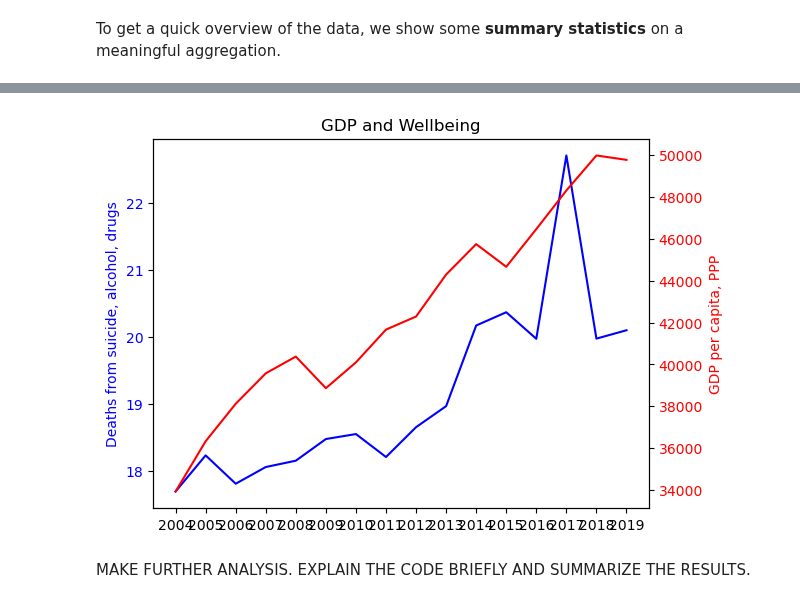
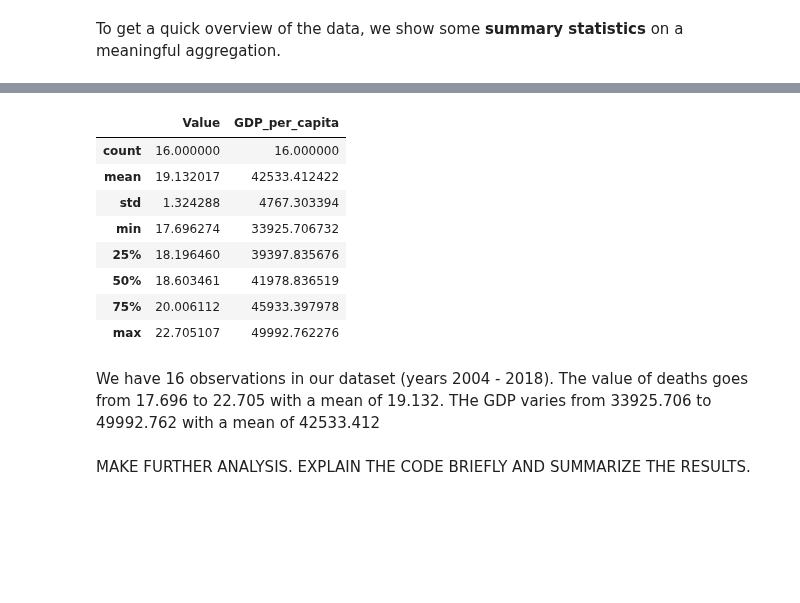
Before and after one commit to NumEconCopenhagen/projects-2023-newteam, a Jupyter notebook: dataproject/dataproject.ipynb, the cells around one changed output, grey strips where cells are left out. Saved outputs shown, nothing was run; the diff lists cells and outputs as text; code cells hidden in the pictures; blank space fills up the shorter version.

```diff
--- a/dataproject/dataproject.ipynb
+++ b/dataproject/dataproject.ipynb
@@ -238,32 +226,17 @@ Hence we can see an upwards trend for both variables. This arises the question i
-# %%
-# generate some example data
-x = inner.TIME
-y1 = inner.Value
-y2 = inner.GDP_per_capita
-
-# create a figure and axis object
-fig, ax1 = plt.subplots()
-
-# plot the first variable on the left axis
-ax1.plot(x, y1, color='blue')
-ax1.set_ylabel('Deaths from suicide, alcohol, drugs', color='blue')
-ax1.tick_params(axis='y', labelcolor='blue')
-
-# create a second axis on the right
-ax2 = ax1.twinx()
-
-# plot the second variable on the right axis
-ax2.plot(x, y2, color='red')
-ax2.set_ylabel('GDP per capita, PPP', color='red')
-ax2.tick_params(axis='y', labelcolor='red')
-
-# add a title
-plt.title('GDP and Wellbeing')
-
-# show the plot
-plt.show()
-# %% [output]
-[figure, removed]
+# %%
+inner.describe()
+# %% [output]
+|  | Value | GDP_per_capita |
+| count | 16.000000 | 16.000000 |
+| mean | 19.132017 | 42533.412422 |
+| std | 1.324288 | 4767.303394 |
+| min | 17.696274 | 33925.706732 |
+| 25% | 18.196460 | 39397.835676 |
+| 50% | 18.603461 | 41978.836519 |
+| 75% | 20.006112 | 45933.397978 |
+| max | 22.705107 | 49992.762276 |
+# %% [markdown]
+We have 16 observations in our dataset (years 2004 - 2018). The value of deaths goes from 17.696 to 22.705 with a mean of 19.132. THe GDP varies from 33925.706 to 49992.762 with a mean of 42533.412
 # %% [markdown]
 MAKE FURTHER ANALYSIS. EXPLAIN THE CODE BRIEFLY AND SUMMARIZE THE RESULTS.
 # %% [markdown]
```
Also changed, not shown: parts of 3 cells of this notebook.
